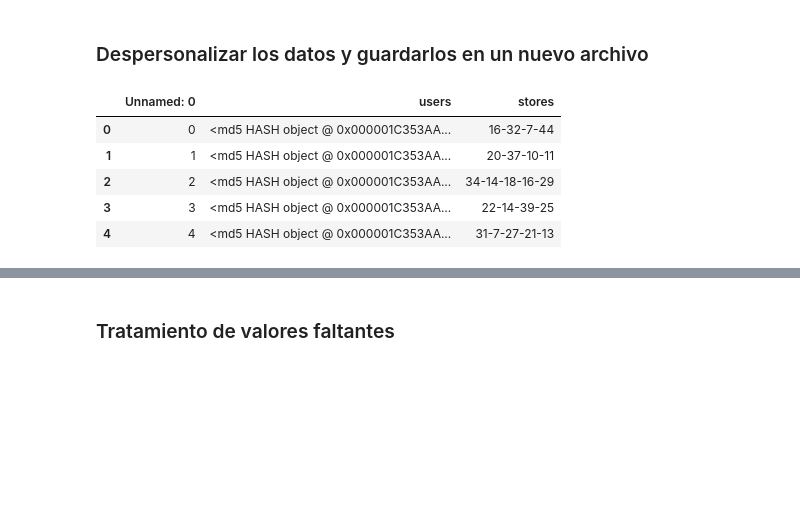
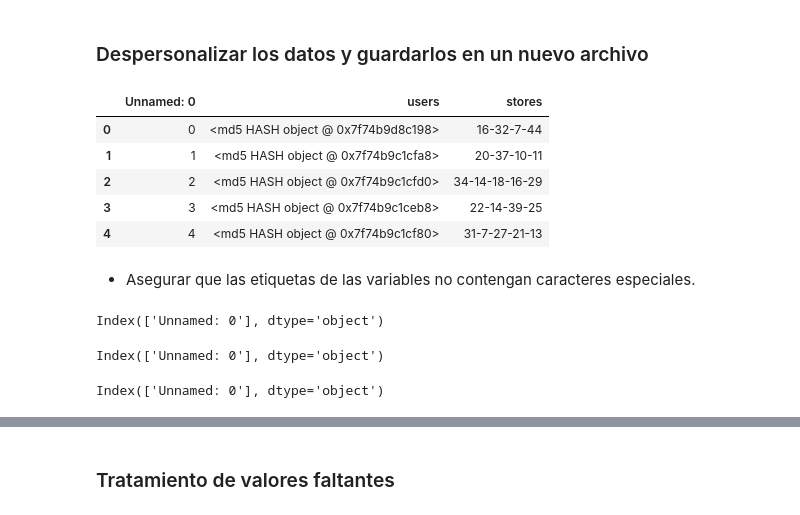
Before and after one commit to dbourdin/diplodatos-mentorias, a Jupyter notebook: AnalisisYCuracion/retail_data_analytics.ipynb, the cells around one changed output, grey strips where cells are left out. Cells and saved outputs as stored; diff of their text form; code cells hidden in the pictures; blank space fills up the shorter version.

```diff
--- a/AnalisisYCuracion/retail_data_analytics.ipynb
+++ b/AnalisisYCuracion/retail_data_analytics.ipynb
@@ -193,3 +0,0 @@ Por defecto no podremos ver todas las columnas y filas de los DataFrames en caso
-# %%
-pd.set_option('display.max_columns', None)
-pd.set_option('display.max_rows', None)
@@ -766,0 +47,5 @@ https://sebastianraschka.com/Articles/2014_about_feature_scaling.html
+# %%
+sales_1 = sales.copy()
+stores_1 = stores.copy()
+features_1 = features.copy()
+users_1 = users.copy()
@@ -824,16 +129,31 @@ from hashlib import md5
 # %%
 def hashit(val):
     return md5(val.encode('utf-8'))
-users1=users
-users1['users']=users['users'].apply(hashit)
+
+users_1['users']=users_1['users'].apply(hashit)
 # %%
-users1.head(5)
+users_1.head(5)
 # %% [output]
 |  | Unnamed: 0 | users | stores |
-| 0 | 0 | <md5 HASH object @ 0x000001C353AA... | 16-32-7-44 |
-| 1 | 1 | <md5 HASH object @ 0x000001C353AA... | 20-37-10-11 |
-| 2 | 2 | <md5 HASH object @ 0x000001C353AA... | 34-14-18-16-29 |
-| 3 | 3 | <md5 HASH object @ 0x000001C353AA... | 22-14-39-25 |
-| 4 | 4 | <md5 HASH object @ 0x000001C353AA... | 31-7-27-21-13 |
+| 0 | 0 | <md5 HASH object @ 0x7f74b9d8c198> | 16-32-7-44 |
+| 1 | 1 | <md5 HASH object @ 0x7f74b9c1cfa8> | 20-37-10-11 |
+| 2 | 2 | <md5 HASH object @ 0x7f74b9c1cfd0> | 34-14-18-16-29 |
+| 3 | 3 | <md5 HASH object @ 0x7f74b9c1ceb8> | 22-14-39-25 |
+| 4 | 4 | <md5 HASH object @ 0x7f74b9c1cf80> | 31-7-27-21-13 |
 # %%
 # Etiquetas de variables/columnas: no usar caracteres especiales. Verificar que no haya problemas de codificación/encoding.
+# %% [markdown]
+- Asegurar que las etiquetas de las variables no contengan caracteres especiales.
+# %%
+char_regex = r'^(\w+)$'
+sales_1.columns[~sales_1.columns.str.match(char_regex)]
+# %% [output]
+Index(['Unnamed: 0'], dtype='object')
+# %%
+stores_1.columns[~stores_1.columns.str.match(char_regex)]
+# %% [output]
+Index(['Unnamed: 0'], dtype='object')
+# %%
+features_1.columns[~features_1.columns.str.match(char_regex)]
+# %% [output]
+Index(['Unnamed: 0'], dtype='object')
```
Also changed, not shown: parts of 186 cells of this notebook.
